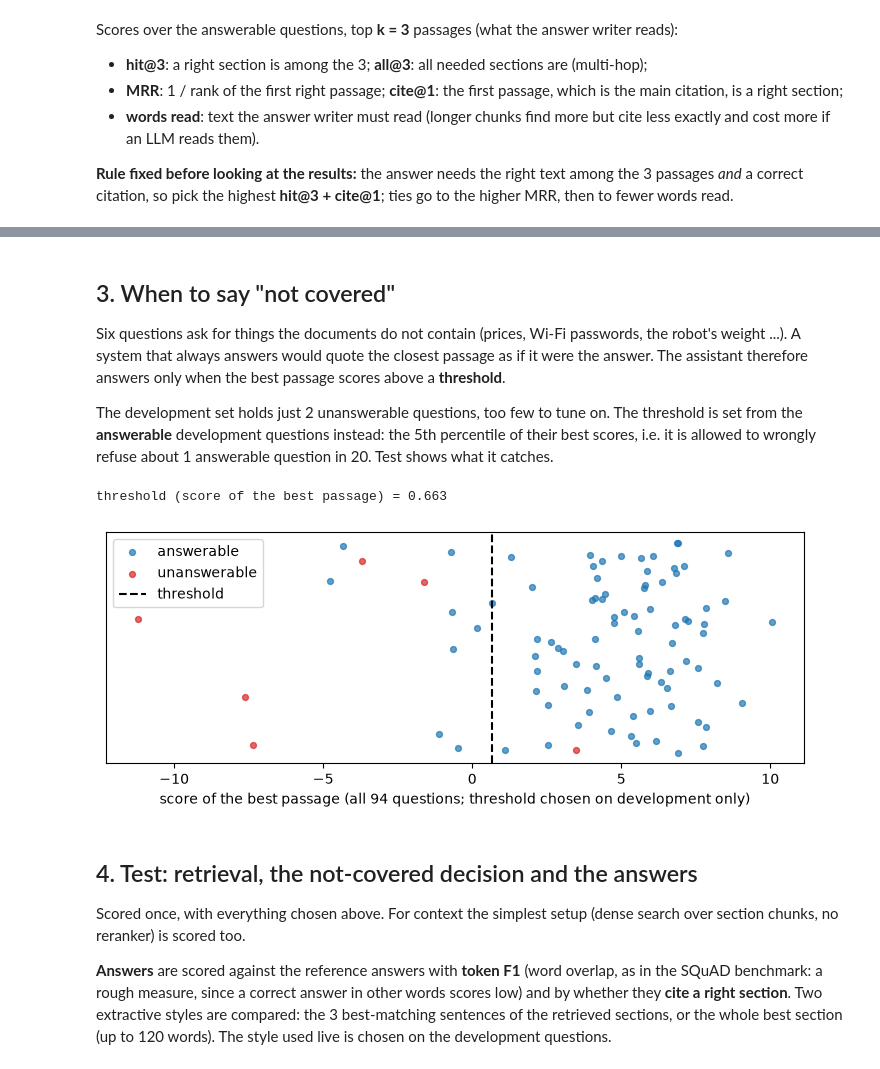
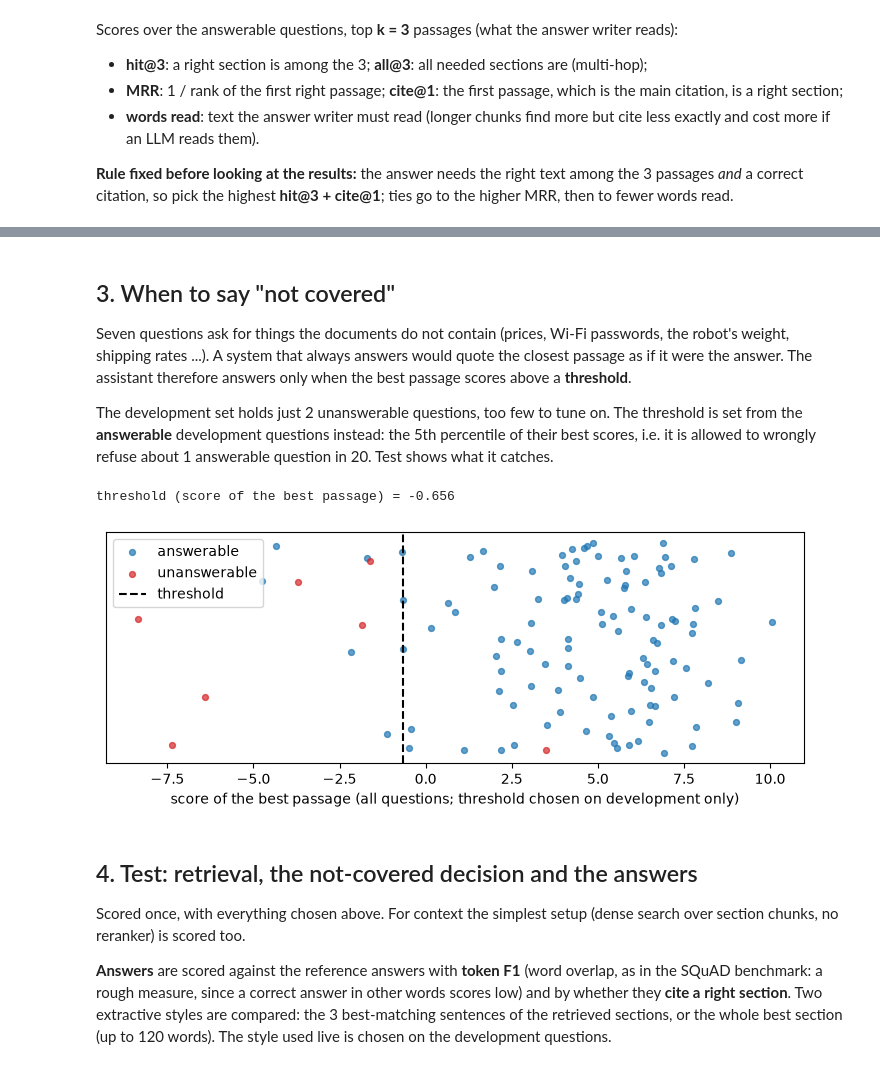
Before and after one commit to shahidwattoo01/ai-warehouse-automation, a Jupyter notebook: notebooks/12_rag.ipynb, the cells around one changed output, grey strips where cells are left out. Drawn from its saved outputs; the diff is of its cells as text; code cells hidden in the pictures.

```diff
--- a/notebooks/12_rag.ipynb
+++ b/notebooks/12_rag.ipynb
@@ -166,8 +167,8 @@ chosen on development: section chunks, rerank retrieval
 # %% [markdown]
 ## 3. When to say "not covered"
 
-Six questions ask for things the documents do not contain (prices, Wi-Fi passwords, the robot's
-weight ...). A system that always answers would quote the closest passage as if it were the
+Seven questions ask for things the documents do not contain (prices, Wi-Fi passwords, the robot's
+weight, shipping rates ...). A system that always answers would quote the closest passage as if it were the
 answer. The assistant therefore answers only when the best passage scores above a **threshold**.
 
 The development set holds just 2 unanswerable questions, too few to tune on. The threshold is set
@@ -176,23 +177,23 @@ i.e. it is allowed to wrongly refuse about 1 answerable question in 20. Test sho
 # %%
 chosen = retrievers[(chosen_chunking, chosen_retriever)]
 top_score = {q["id"]: chosen.search(q["question"], k=1)[0].score for q in questions}
 dev_answerable = [top_score[q["id"]] for q in dev if q["sources"]]
 threshold = float(np.percentile(dev_answerable, 5))
 print(f"threshold (score of the best passage) = {threshold:.3f}")
 
 fig, ax = plt.subplots(figsize=(9, 3))
 for label, qs, color in [("answerable", [q for q in questions if q["sources"]], "tab:blue"),
                          ("unanswerable", [q for q in questions if not q["sources"]], "tab:red")]:
     ax.scatter([top_score[q["id"]] for q in qs], np.random.default_rng(0).uniform(0, 1, len(qs)),
                s=18, color=color, label=label, alpha=0.7)
 ax.axvline(threshold, color="black", ls="--", label="threshold")
 ax.set_yticks([])
-ax.set_xlabel("score of the best passage (all 94 questions; threshold chosen on development only)")
+ax.set_xlabel("score of the best passage (all questions; threshold chosen on development only)")
 ax.legend(loc="upper left")
 plt.show()
 # %% [output]
-threshold (score of the best passage) = 0.663
+threshold (score of the best passage) = -0.656
-[figure, old version]
+[figure, new version]
 # %% [markdown]
 ## 4. Test: retrieval, the not-covered decision and the answers
 
```
Also changed, not shown: parts of 14 cells of this notebook, 30 other files.
